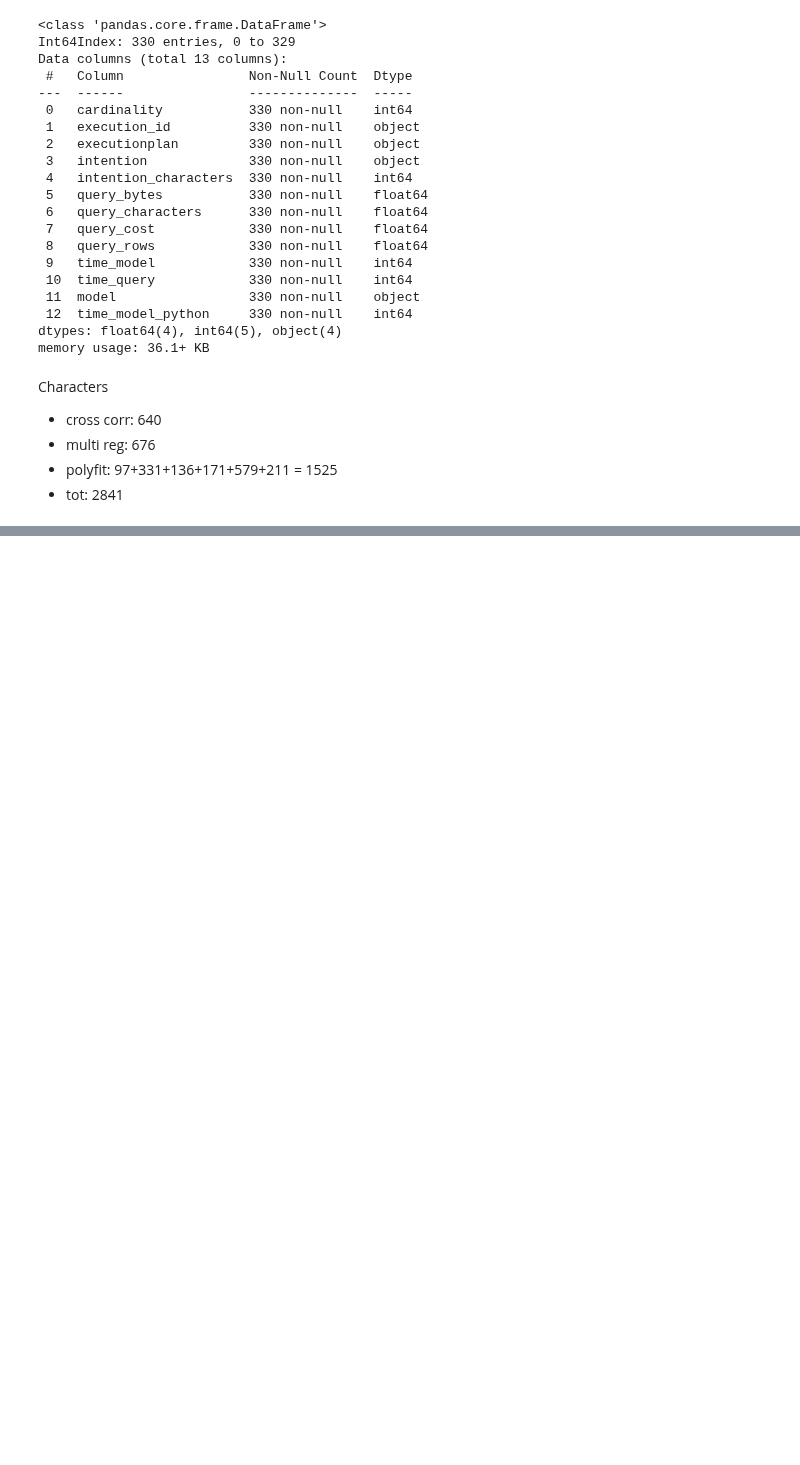
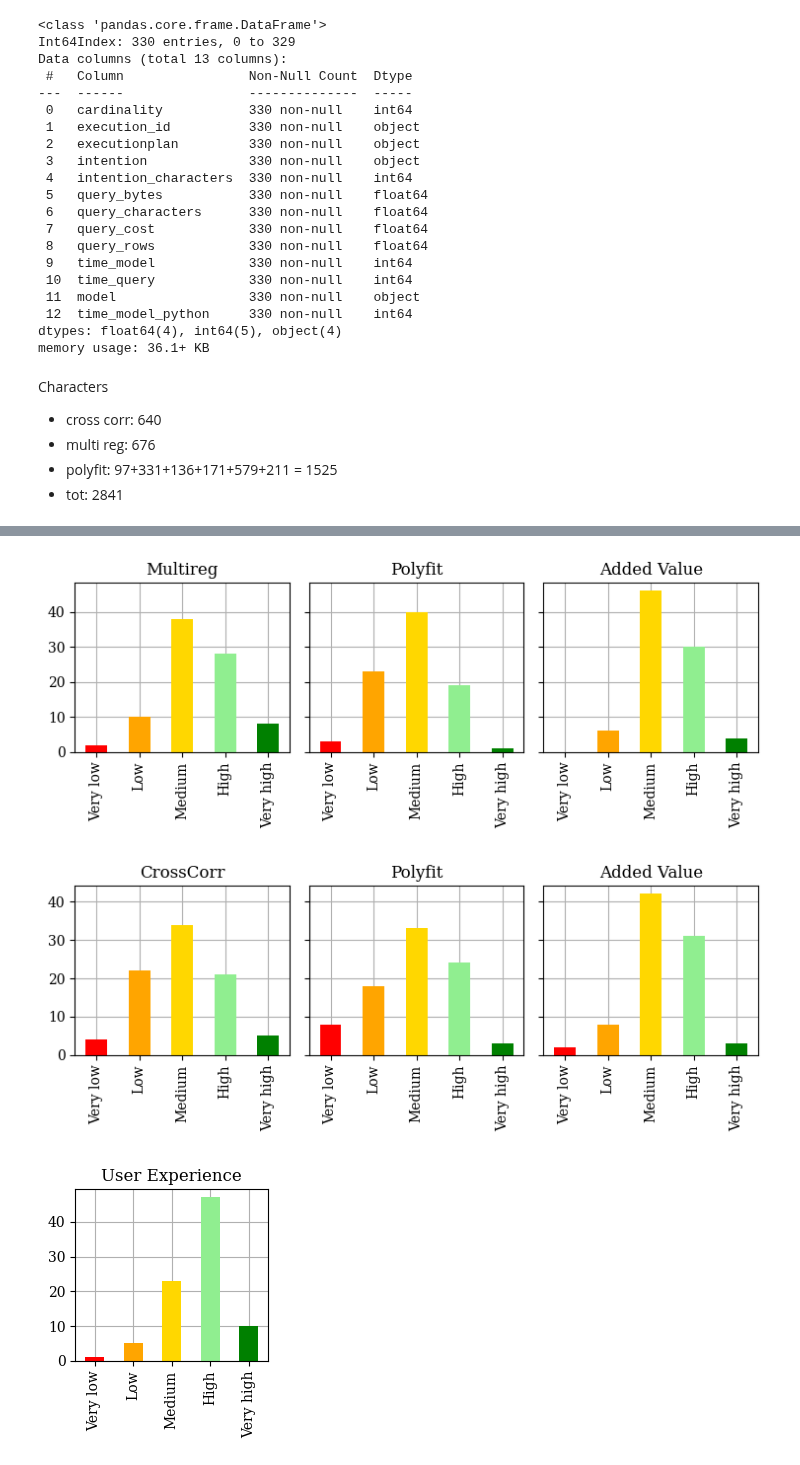
Before and after one commit to big-unibo/explain, a Jupyter notebook: intentional/src/main/python/chart_explain.ipynb, the cells around one changed output, grey strips where cells are left out. Drawn from its saved outputs; the diff is of its cells as text; code cells hidden in the pictures; blank space fills up the shorter version.

Commit message:
add likert charts

```diff
--- a/intentional/src/main/python/chart_explain.ipynb
+++ b/intentional/src/main/python/chart_explain.ipynb
@@ -197,0 +198,4 @@ fig.savefig('../../../resources/intention/scalability.svg')
+# %%
+df = pd.read_csv('../../../resources/intention/students.csv')
+df.columns = ["OLAP", "Tableau", "I1-Multireg", "I1-Polyfit", "I1-Added Value", "I2-CrossCorr", "I2-Polyfit", "I2-Added Value", "User Experience"]
+df
@@ -197,0 +216,25 @@ fig.savefig('../../../resources/intention/scalability.svg')
+# %%
+from matplotlib import cm
+
+my_colors=["red", "orange", "gold", "lightgreen", "green"]
+
+
+for xs in ["I1", "I2", "User Experience"]:
+    l = [x for x in df.columns if xs in x]
+    fig, ax = plt.subplots(1, len(l), figsize=(len(l) * 2.5, 3), sharey=True)
+    i = 0
+    for x in l:
+        dff = pd.merge(df.groupby(x).size().reset_index(), pd.Series([1, 2, 3, 4, 5], name=x), on=x, how="right").drop(x, axis=1).rename({0: x}, axis=1).fillna(0)
+        axs = ax if len(l) == 1 else ax[i]
+        dff[x].plot(kind='bar', ax=axs, title=x.replace("I1-", "").replace("I2-", ""), legend=False, color=my_colors)
+        axs.set_xticklabels(["Very low", "Low", "Medium", "High", "Very high"])
+        axs.set_axisbelow(True)
+        axs.grid()
+        i += 1
+    fig.tight_layout()
+    fig.savefig("{}.svg".format(xs))
+    fig.savefig("{}.pdf".format(xs))
+# %% [output]
+[figure, added]
+[figure, added]
+[figure, added]
```
Also changed, not shown: parts of 6 cells of this notebook, 9 other files.
